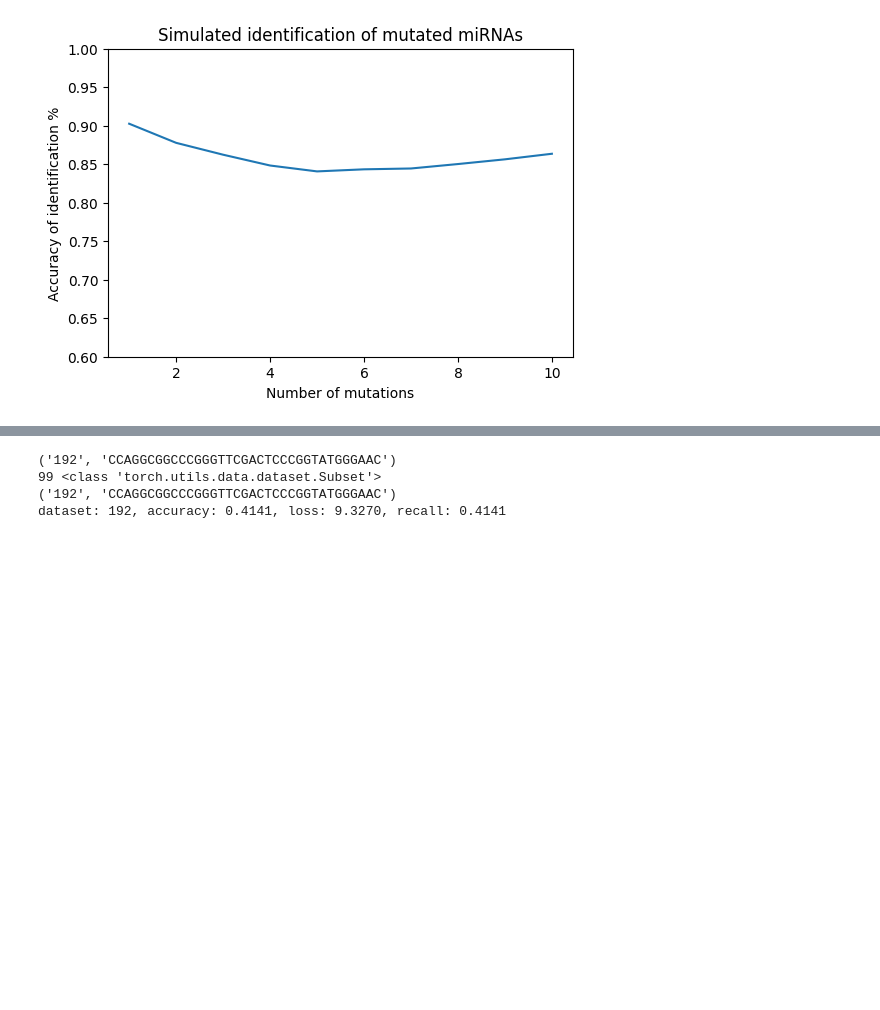
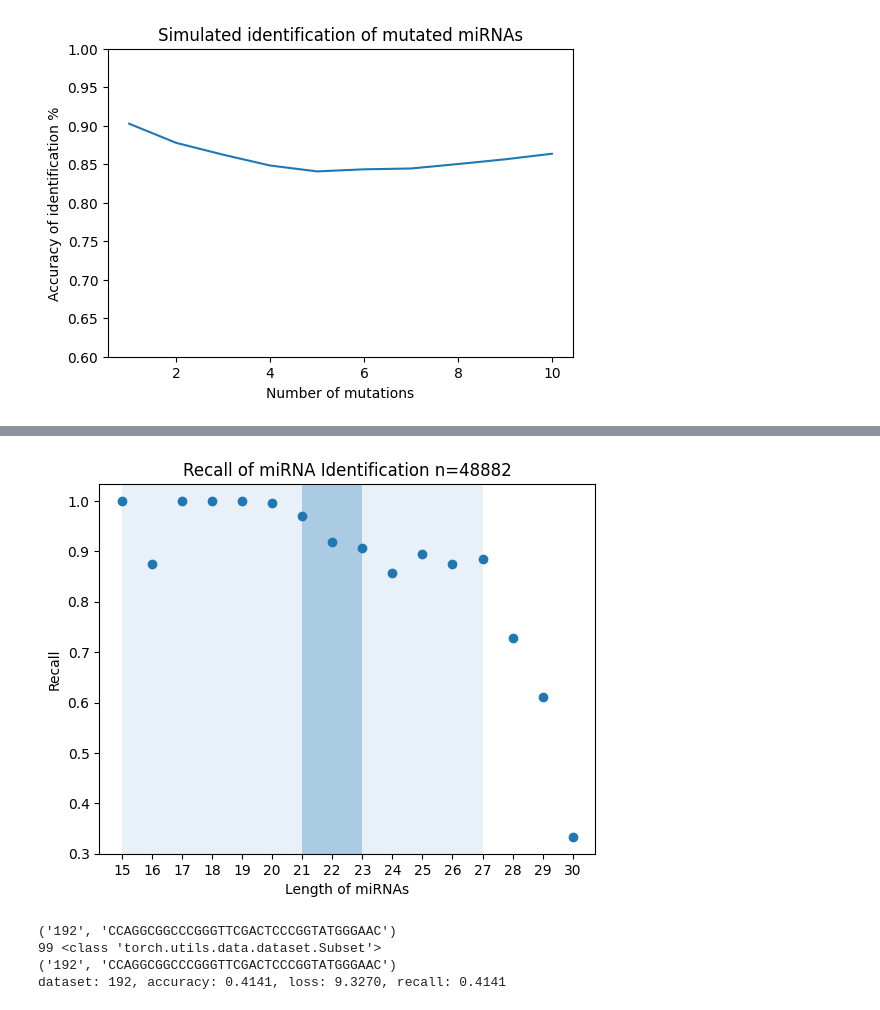
Before and after one commit to Tiezhengyuan/llm_ncrna, a Jupyter notebook: predict_mirna/rnn2.ipynb, the cells around one changed output, grey strips where cells are left out. Cells and saved outputs as stored; diff of their text form; code cells hidden in the pictures; blank space fills up the shorter version.

```diff
--- a/predict_mirna/rnn2.ipynb
+++ b/predict_mirna/rnn2.ipynb
@@ -534,3 +539,9 @@ ax.set_ylabel('Accuracy of identification %')
 plt.show()
 # %% [output]
 [figure]
+# %%
+#test model using miRNAs data grouped by length
+nt_dataset = md.get_length_data()
+
+p = MyProcess(model, collate_fn)
+nt_stat = p.test(nt_dataset)
@@ -537,3 +585,14 @@ plt.show()
+# %%
+plt.scatter(nt_stat.index, nt_stat.recall)
+plt.title(f"Recall of miRNA Identification n=48882")
+plt.xlabel('Length of miRNAs')
+plt.ylabel('Recall')
+plt.xticks(range(14,31))
+plt.axvspan(21, 23, alpha=0.3)
+plt.axvspan(15, 27, alpha=0.1)
+plt.show()
+# %% [output]
+[figure, added]
 # %%
 infile = 'unaligned_192.fa'
 data_192 = MyParser().get_192_test(100)
```
Also changed, not shown: parts of 17 cells of this notebook, 6 other files.
